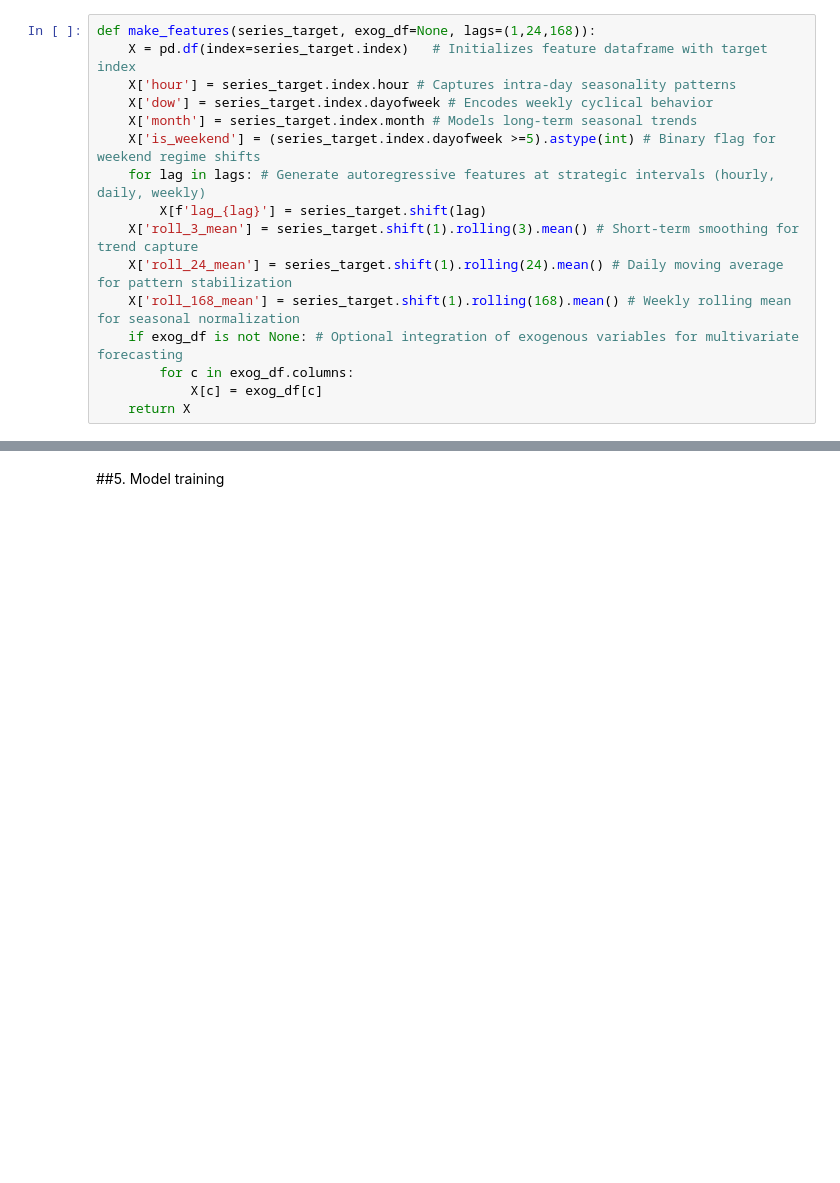
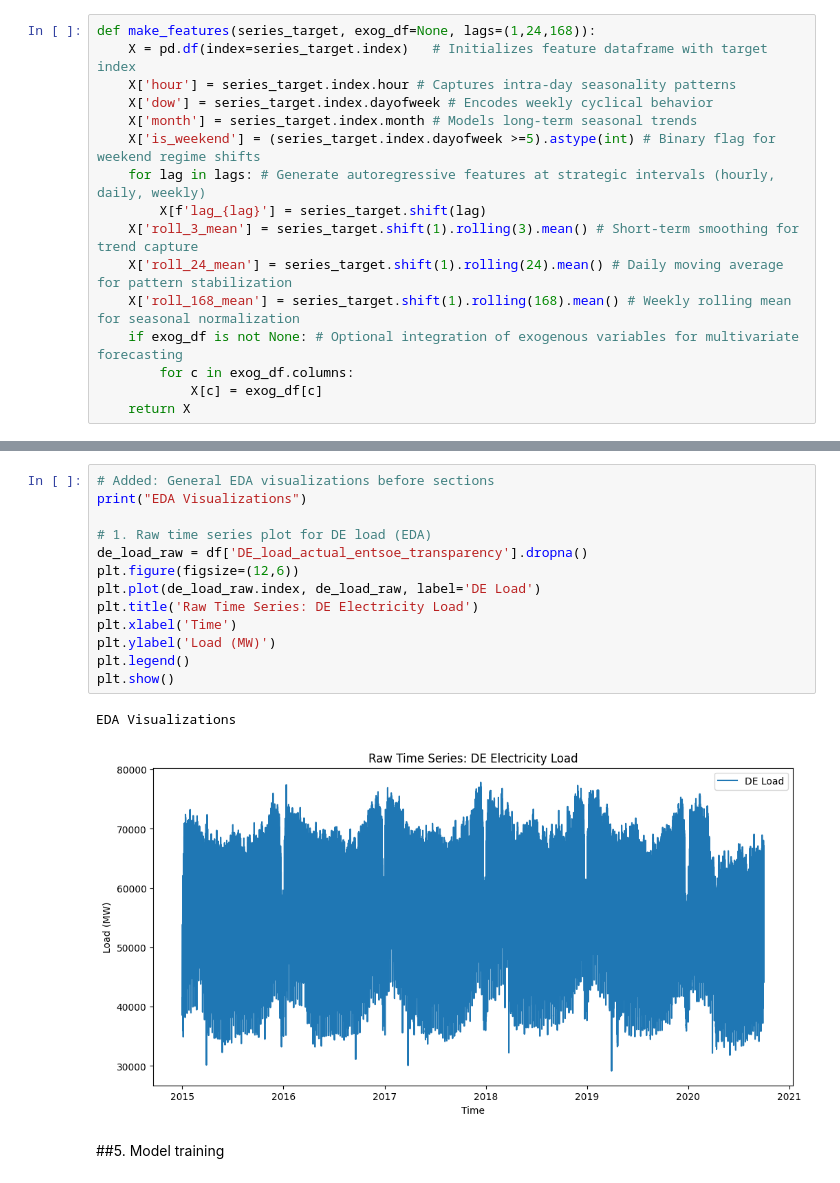
Before and after one commit to Phionanamugga/Energy_Projects, a Jupyter notebook: load_forecasting.ipynb, the cells around one changed output, grey strips where cells are left out. Saved outputs shown, nothing was run; the diff lists cells and outputs as text; blank space fills up the shorter version.

Commit message:
shows electricity loading in Germany for different years

```diff
--- a/load_forecasting.ipynb
+++ b/load_forecasting.ipynb
@@ -263,3 +281,19 @@ def make_features(series_target, exog_df=None, lags=(1,24,168)):
+# %%
+# Added: General EDA visualizations before sections
+print("EDA Visualizations")
+
+# 1. Raw time series plot for DE load (EDA)
+de_load_raw = df['DE_load_actual_entsoe_transparency'].dropna()
+plt.figure(figsize=(12,6))
+plt.plot(de_load_raw.index, de_load_raw, label='DE Load')
+plt.title('Raw Time Series: DE Electricity Load')
+plt.xlabel('Time')
+plt.ylabel('Load (MW)')
+plt.legend()
+plt.show()
+# %% [output]
+EDA Visualizations
+[figure, added]
 # %% [markdown]
 ##5. Model training
 # %%
```
Also changed, not shown: parts of 1 cell of this notebook.
